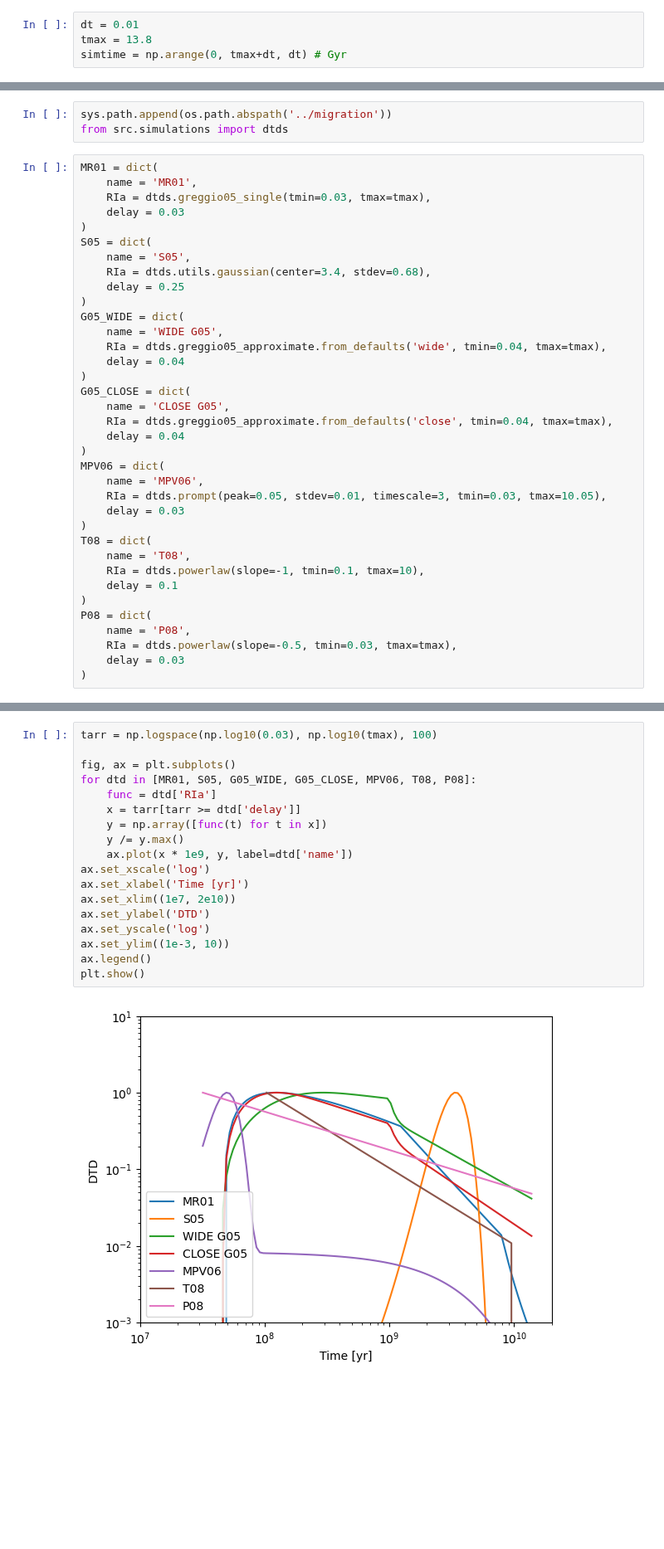
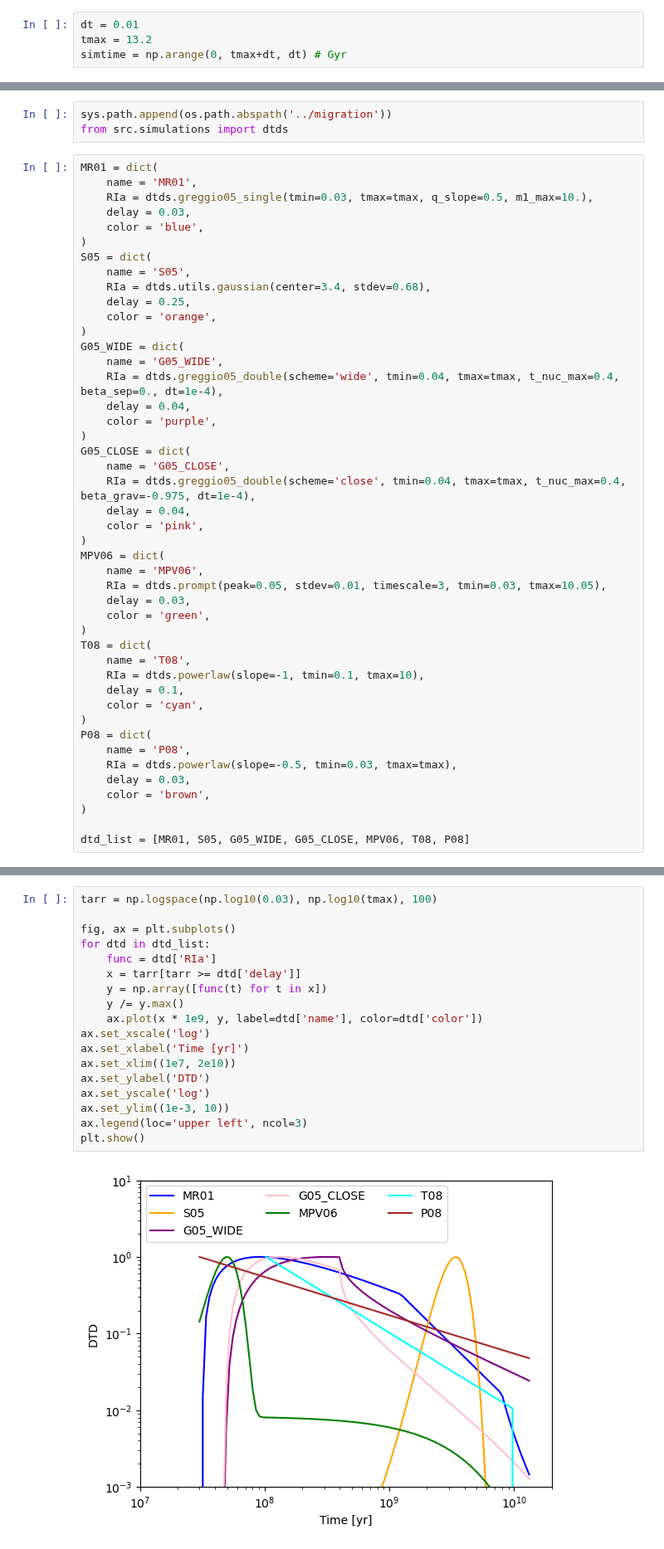
Before and after one commit to lodubay/galactic-dtd, a Jupyter notebook: notebooks/Palicio2023.ipynb, the cells around one changed output, grey strips where cells are left out. Shown at 83% size. Cells and saved outputs as stored; diff of their text form; blank space fills up the shorter version.

```diff
--- a/notebooks/Palicio2023.ipynb
+++ b/notebooks/Palicio2023.ipynb
@@ -12,7 +16,7 @@ import os
 ### Simulation Time
 # %%
 dt = 0.01
-tmax = 13.8
+tmax = 13.2
 simtime = np.arange(0, tmax+dt, dt) # Gyr
 # %% [markdown]
 ### Yields
@@ -29,36 +33,45 @@ from src.simulations import dtds
 # %%
 MR01 = dict(
     name = 'MR01',
-    RIa = dtds.greggio05_single(tmin=0.03, tmax=tmax),
-    delay = 0.03
+    RIa = dtds.greggio05_single(tmin=0.03, tmax=tmax, q_slope=0.5, m1_max=10.),
+    delay = 0.03,
+    color = 'blue',
 )
 S05 = dict(
     name = 'S05',
     RIa = dtds.utils.gaussian(center=3.4, stdev=0.68),
-    delay = 0.25
+    delay = 0.25,
+    color = 'orange',
 )
 G05_WIDE = dict(
-    name = 'WIDE G05',
-    RIa = dtds.greggio05_approximate.from_defaults('wide', tmin=0.04, tmax=tmax),
-    delay = 0.04
+    name = 'G05_WIDE',
+    RIa = dtds.greggio05_double(scheme='wide', tmin=0.04, tmax=tmax, t_nuc_max=0.4, beta_sep=0., dt=1e-4),
+    delay = 0.04,
+    color = 'purple',
 )
 G05_CLOSE = dict(
-    name = 'CLOSE G05',
-    RIa = dtds.greggio05_approximate.from_defaults('close', tmin=0.04, tmax=tmax),
-    delay = 0.04
+    name = 'G05_CLOSE',
+    RIa = dtds.greggio05_double(scheme='close', tmin=0.04, tmax=tmax, t_nuc_max=0.4, beta_grav=-0.975, dt=1e-4),
+    delay = 0.04,
+    color = 'pink',
 )
 MPV06 = dict(
     name = 'MPV06',
     RIa = dtds.prompt(peak=0.05, stdev=0.01, timescale=3, tmin=0.03, tmax=10.05),
-    delay = 0.03
+    delay = 0.03,
+    color = 'green',
 )
 T08 = dict(
     name = 'T08',
     RIa = dtds.powerlaw(slope=-1, tmin=0.1, tmax=10),
-    delay = 0.1
+    delay = 0.1,
+    color = 'cyan',
 )
 P08 = dict(
     name = 'P08',
     RIa = dtds.powerlaw(slope=-0.5, tmin=0.03, tmax=tmax),
-    delay = 0.03
+    delay = 0.03,
+    color = 'brown',
 )
+
+dtd_list = [MR01, S05, G05_WIDE, G05_CLOSE, MPV06, T08, P08]
@@ -65,20 +81,20 @@ P08 = dict(
 # %%
 tarr = np.logspace(np.log10(0.03), np.log10(tmax), 100)
 
 fig, ax = plt.subplots()
-for dtd in [MR01, S05, G05_WIDE, G05_CLOSE, MPV06, T08, P08]:
+for dtd in dtd_list:
     func = dtd['RIa']
     x = tarr[tarr >= dtd['delay']]
     y = np.array([func(t) for t in x])
     y /= y.max()
-    ax.plot(x * 1e9, y, label=dtd['name'])
+    ax.plot(x * 1e9, y, label=dtd['name'], color=dtd['color'])
 ax.set_xscale('log')
 ax.set_xlabel('Time [yr]')
 ax.set_xlim((1e7, 2e10))
 ax.set_ylabel('DTD')
 ax.set_yscale('log')
 ax.set_ylim((1e-3, 10))
-ax.legend()
+ax.legend(loc='upper left', ncol=3)
 plt.show()
 # %% [output]
-[figure, old version]
+[figure, new version]
```
Also changed, not shown: parts of 19 cells of this notebook, 1 other file.
